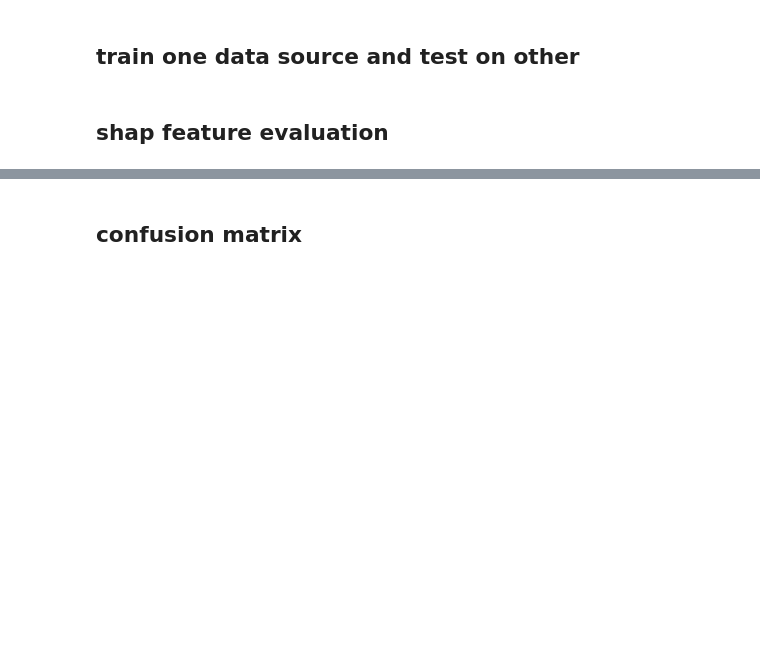
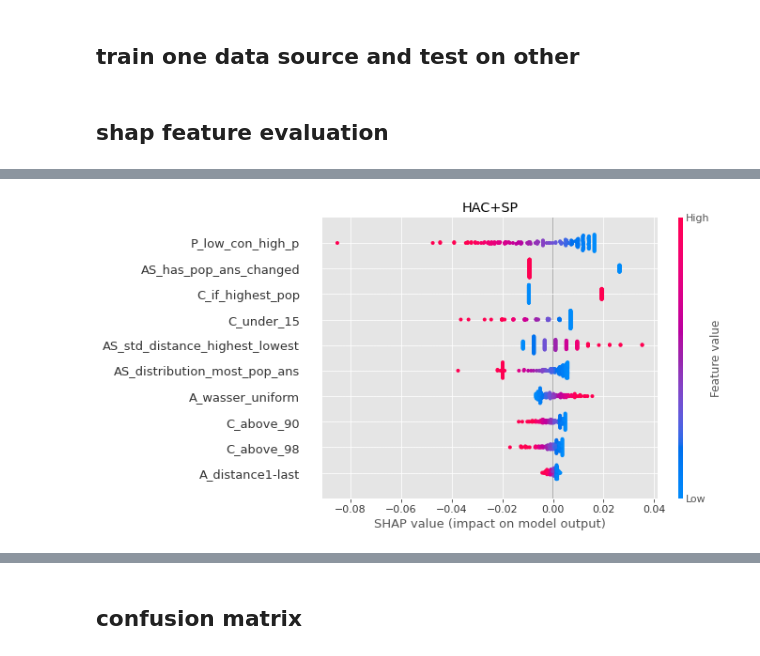
Before and after one commit to OrtalPa/Final_Project_SISE_BGU, a Jupyter notebook: ProjectFramework/Project_notebook.ipynb, the cells around one changed output, grey strips where cells are left out. Cells and saved outputs as stored; diff of their text form; code cells hidden in the pictures; blank space fills up the shorter version.

```diff
--- a/ProjectFramework/Project_notebook.ipynb
+++ b/ProjectFramework/Project_notebook.ipynb
@@ -479,0 +492,14 @@ Accuracy
+# %%
+model = sklearn.linear_model.LinearRegression()
+model.fit(x_test, y_test['HAC+SP'])
+
+explainer = shap.Explainer(model.predict, X100)
+shap_values = explainer(x_test)
+
+# shap.plots.waterfall(shap_values[18], max_display=20)
+# shap.summary_plot(shap_values, x_train, plot_type="bar")
+
+plt.title('HAC+SP')
+shap.plots.beeswarm(shap_values, max_display=30)
+# %% [output]
+[figure, added]
```
Also changed, not shown: parts of 40 cells of this notebook, 1 other file.
